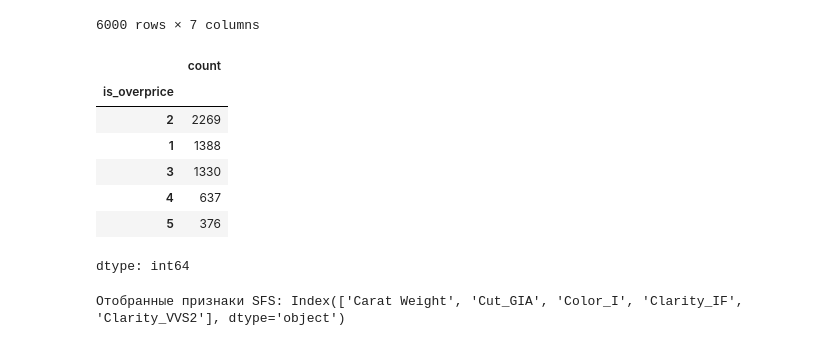
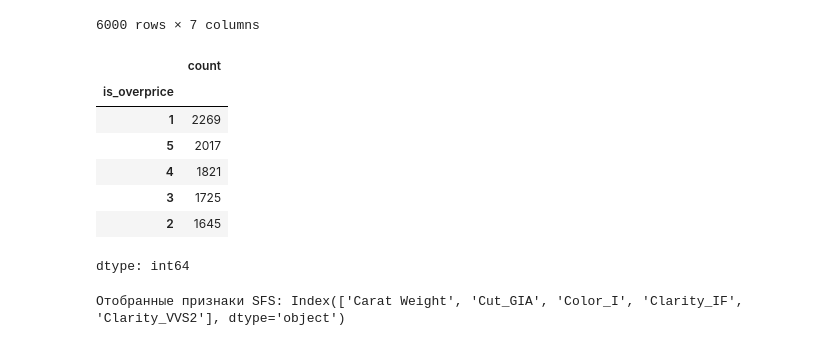
Before and after one commit to Communist02/BIN-22-1_Mazur_Denis_AI, a Jupyter notebook: z4.ipynb, the cells around one changed output. Cells and saved outputs as stored; diff of their text form; code cells hidden in the pictures.

```diff
--- a/z4.ipynb
+++ b/z4.ipynb
@@ -696,11 +699,11 @@ X
 # %%
-y.value_counts()
+y_resampled.value_counts()
 # %% [output]
 |  | count |
 | is_overprice |  |
-| 2 | 2269 |
-| 1 | 1388 |
-| 3 | 1330 |
-| 4 | 637 |
-| 5 | 376 |
+| 1 | 2269 |
+| 5 | 2017 |
+| 4 | 1821 |
+| 3 | 1725 |
+| 2 | 1645 |
 dtype: int64
```
Also changed, not shown: parts of 11 cells of this notebook.
